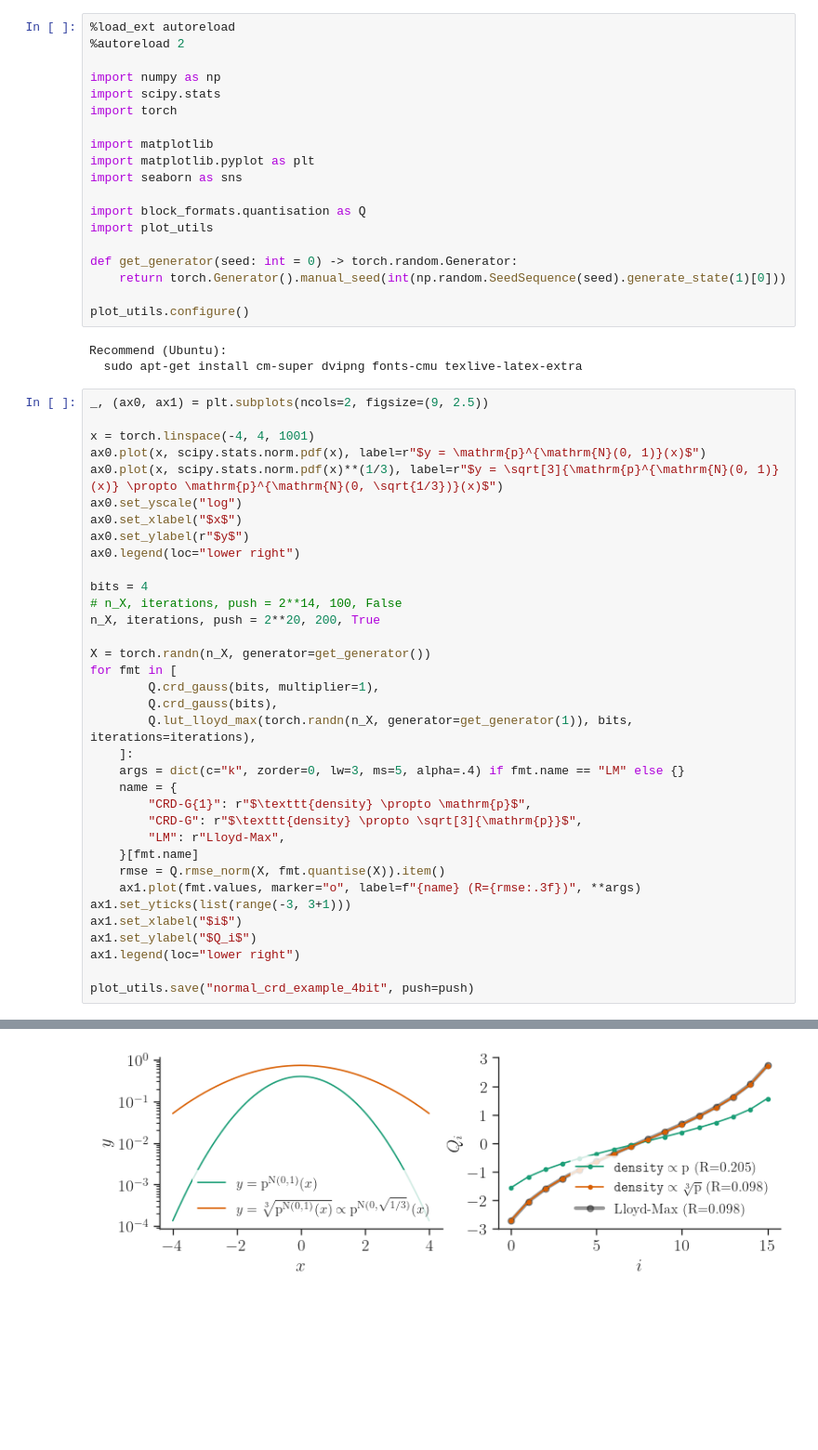
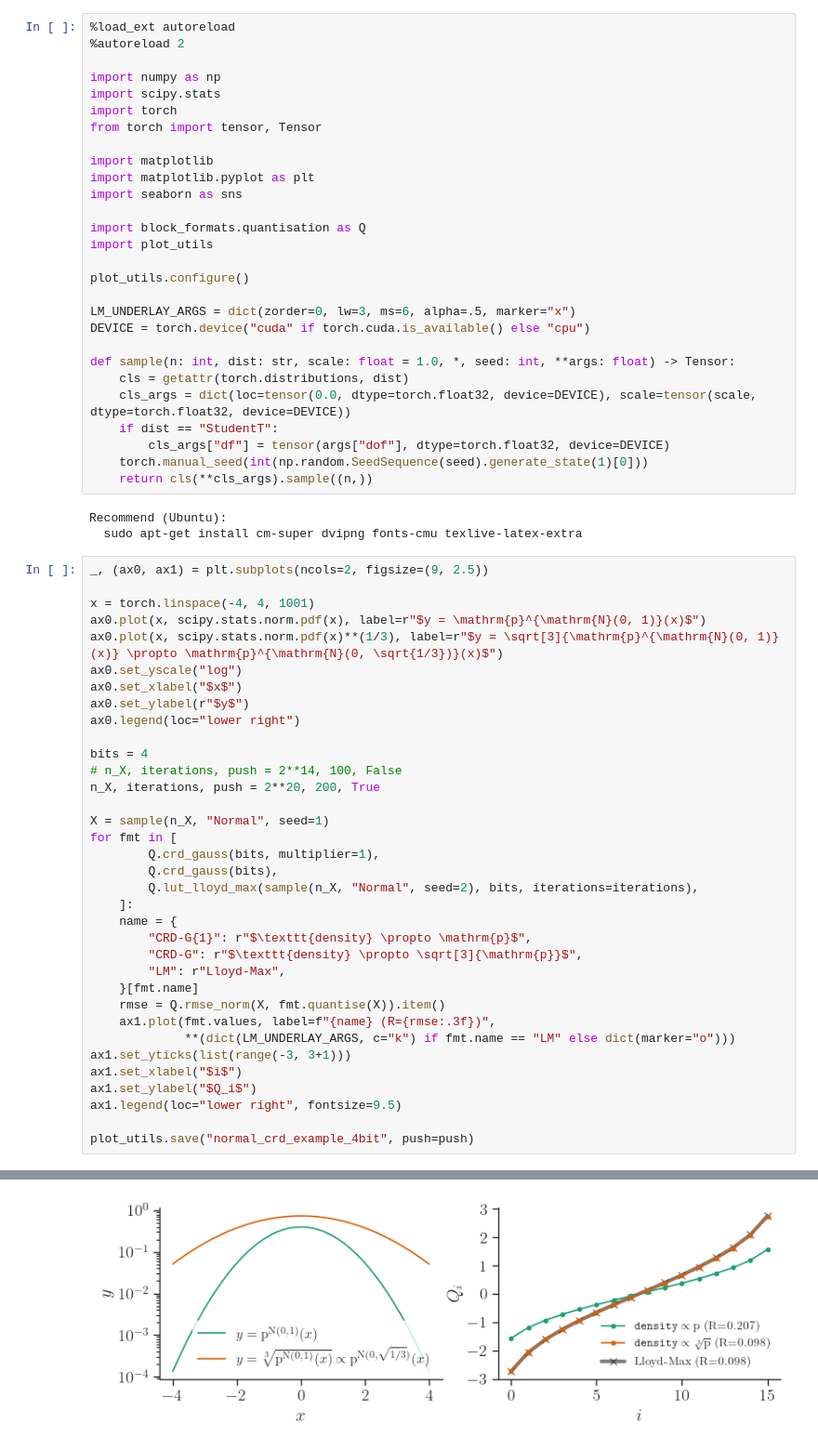
Before and after one commit to graphcore-research/llama-mobile-vlm, a Jupyter notebook: 20250127-FormatsCascade/Analysis.ipynb, the cells around one changed output, grey strips where cells are left out. Shown at 93% size. Drawn from its saved outputs; the diff is of its cells as text; blank space fills up the shorter version.

Commit message:
More plotting

```diff
--- a/20250127-FormatsCascade/Analysis.ipynb
+++ b/20250127-FormatsCascade/Analysis.ipynb
@@ -5,6 +5,7 @@
 import numpy as np
 import scipy.stats
 import torch
+from torch import tensor, Tensor
 
 import matplotlib
 import matplotlib.pyplot as plt
@@ -13,10 +14,18 @@ import seaborn as sns
 import block_formats.quantisation as Q
 import plot_utils
 
-def get_generator(seed: int = 0) -> torch.random.Generator:
-    return torch.Generator().manual_seed(int(np.random.SeedSequence(seed).generate_state(1)[0]))
+plot_utils.configure()
 
-plot_utils.configure()
+LM_UNDERLAY_ARGS = dict(zorder=0, lw=3, ms=6, alpha=.5, marker="x")
+DEVICE = torch.device("cuda" if torch.cuda.is_available() else "cpu")
+
+def sample(n: int, dist: str, scale: float = 1.0, *, seed: int, **args: float) -> Tensor:
+    cls = getattr(torch.distributions, dist)
+    cls_args = dict(loc=tensor(0.0, dtype=torch.float32, device=DEVICE), scale=tensor(scale, dtype=torch.float32, device=DEVICE))
+    if dist == "StudentT":
+        cls_args["df"] = tensor(args["dof"], dtype=torch.float32, device=DEVICE)
+    torch.manual_seed(int(np.random.SeedSequence(seed).generate_state(1)[0]))
+    return cls(**cls_args).sample((n,))
 # %% [output]
 Recommend (Ubuntu):
   sudo apt-get install cm-super dvipng fonts-cmu texlive-latex-extra
@@ -25,36 +34,36 @@ _, (ax0, ax1) = plt.subplots(ncols=2, figsize=(9, 2.5))
 
 x = torch.linspace(-4, 4, 1001)
 ax0.plot(x, scipy.stats.norm.pdf(x), label=r"$y = \mathrm{p}^{\mathrm{N}(0, 1)}(x)$")
 ax0.plot(x, scipy.stats.norm.pdf(x)**(1/3), label=r"$y = \sqrt[3]{\mathrm{p}^{\mathrm{N}(0, 1)}(x)} \propto \mathrm{p}^{\mathrm{N}(0, \sqrt{1/3})}(x)$")
 ax0.set_yscale("log")
 ax0.set_xlabel("$x$")
 ax0.set_ylabel(r"$y$")
 ax0.legend(loc="lower right")
 
 bits = 4
 # n_X, iterations, push = 2**14, 100, False
 n_X, iterations, push = 2**20, 200, True
 
-X = torch.randn(n_X, generator=get_generator())
+X = sample(n_X, "Normal", seed=1)
 for fmt in [
         Q.crd_gauss(bits, multiplier=1),
         Q.crd_gauss(bits),
-        Q.lut_lloyd_max(torch.randn(n_X, generator=get_generator(1)), bits, iterations=iterations),
+        Q.lut_lloyd_max(sample(n_X, "Normal", seed=2), bits, iterations=iterations),
     ]:
-    args = dict(c="k", zorder=0, lw=3, ms=5, alpha=.4) if fmt.name == "LM" else {}
     name = {
         "CRD-G{1}": r"$\texttt{density} \propto \mathrm{p}$",
         "CRD-G": r"$\texttt{density} \propto \sqrt[3]{\mathrm{p}}$",
         "LM": r"Lloyd-Max",
     }[fmt.name]
     rmse = Q.rmse_norm(X, fmt.quantise(X)).item()
-    ax1.plot(fmt.values, marker="o", label=f"{name} (R={rmse:.3f})", **args)
+    ax1.plot(fmt.values, label=f"{name} (R={rmse:.3f})",
+             **(dict(LM_UNDERLAY_ARGS, c="k") if fmt.name == "LM" else dict(marker="o")))
 ax1.set_yticks(list(range(-3, 3+1)))
 ax1.set_xlabel("$i$")
 ax1.set_ylabel("$Q_i$")
-ax1.legend(loc="lower right")
+ax1.legend(loc="lower right", fontsize=9.5)
 
 plot_utils.save("normal_crd_example_4bit", push=push)
 # %% [output]
 remote: Updating references: 100% (1/1)
-[figure, old version]
+[figure, new version]
```
Also changed, not shown: parts of 2 cells of this notebook, 2 other files.
